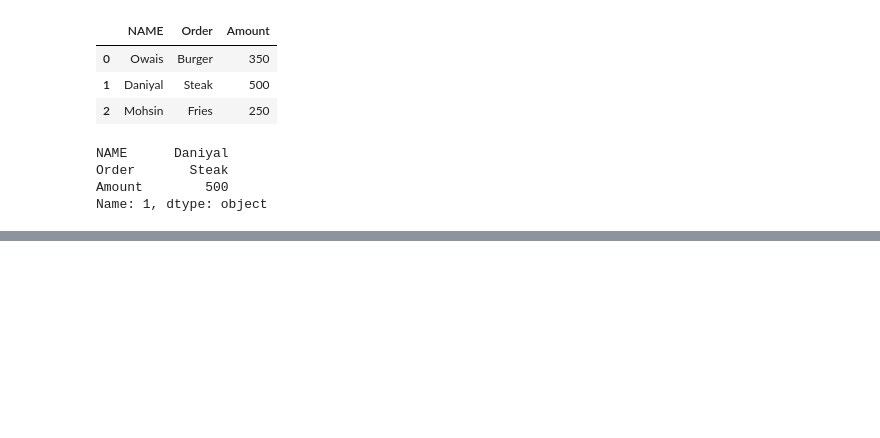
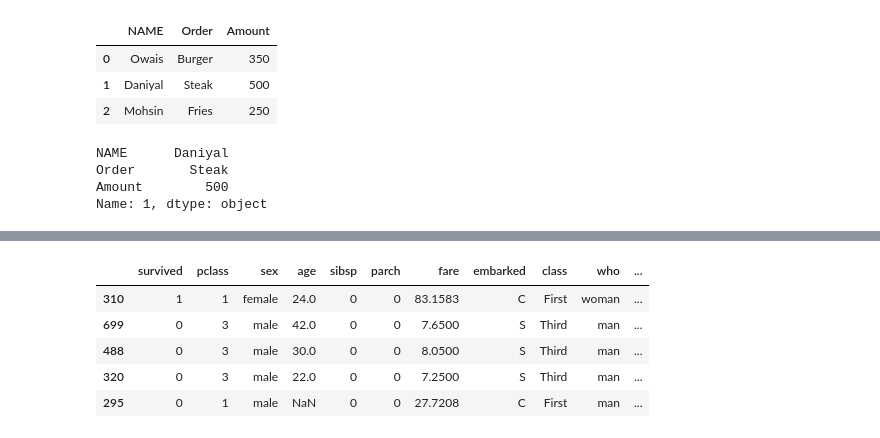
Before and after one commit to owaisakram/PYTHON-KA-CHILLA2.0, a Jupyter notebook: PANDAS.ipynb, the cells around one changed output, grey strips where cells are left out. Saved outputs shown, nothing was run; the diff lists cells and outputs as text; code cells hidden in the pictures; blank space fills up the shorter version.

```diff
--- a/PANDAS.ipynb
+++ b/PANDAS.ipynb
@@ -158,0 +401,4 @@ Name: 1, dtype: object
+# %%
+# 10-Reduce Data Frame size
+kashti = sns.load_dataset("titanic")
+kashti.head(2)
@@ -158,0 +430,9 @@ Name: 1, dtype: object
+# %%
+kashti.sample(frac = 0.1).head()
+# %% [output]
+|  | survived | pclass | sex | age | sibsp | parch | fare | embarked | class | who | ... |
+| 310 | 1 | 1 | female | 24.0 | 0 | 0 | 83.1583 | C | First | woman | ... |
+| 699 | 0 | 3 | male | 42.0 | 0 | 0 | 7.6500 | S | Third | man | ... |
+| 488 | 0 | 3 | male | 30.0 | 0 | 0 | 8.0500 | S | Third | man | ... |
+| 320 | 0 | 3 | male | 22.0 | 0 | 0 | 7.2500 | S | Third | man | ... |
+| 295 | 0 | 1 | male | NaN | 0 | 0 | 27.7208 | C | First | man | ... |
```
Also changed, not shown: parts of 48 cells of this notebook, 4 other files.
